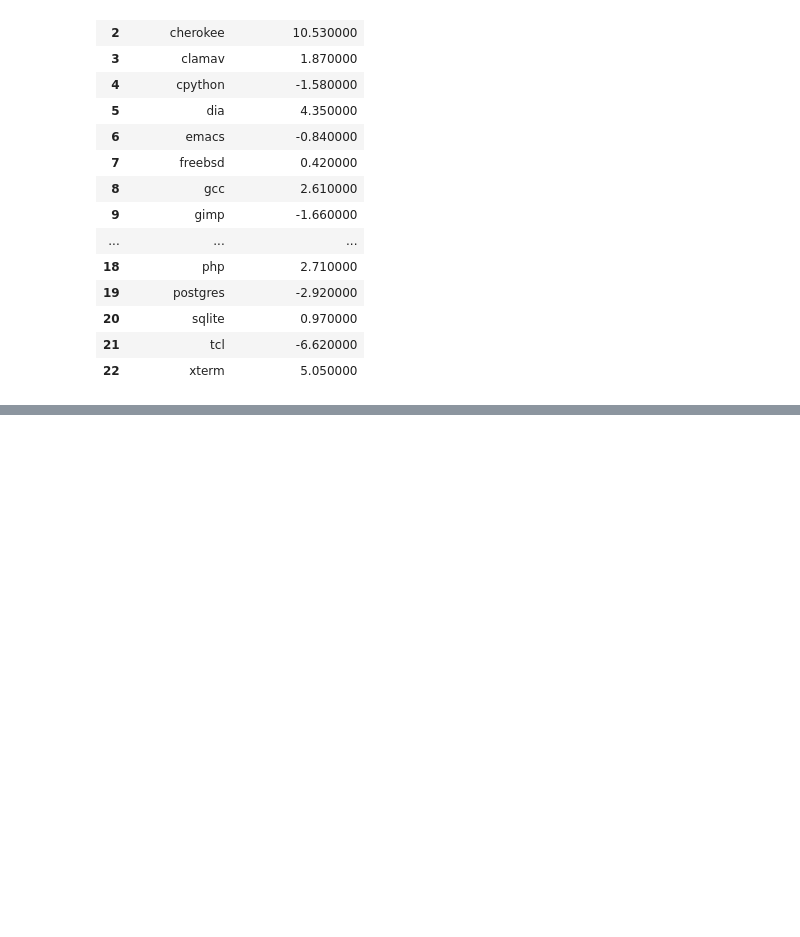
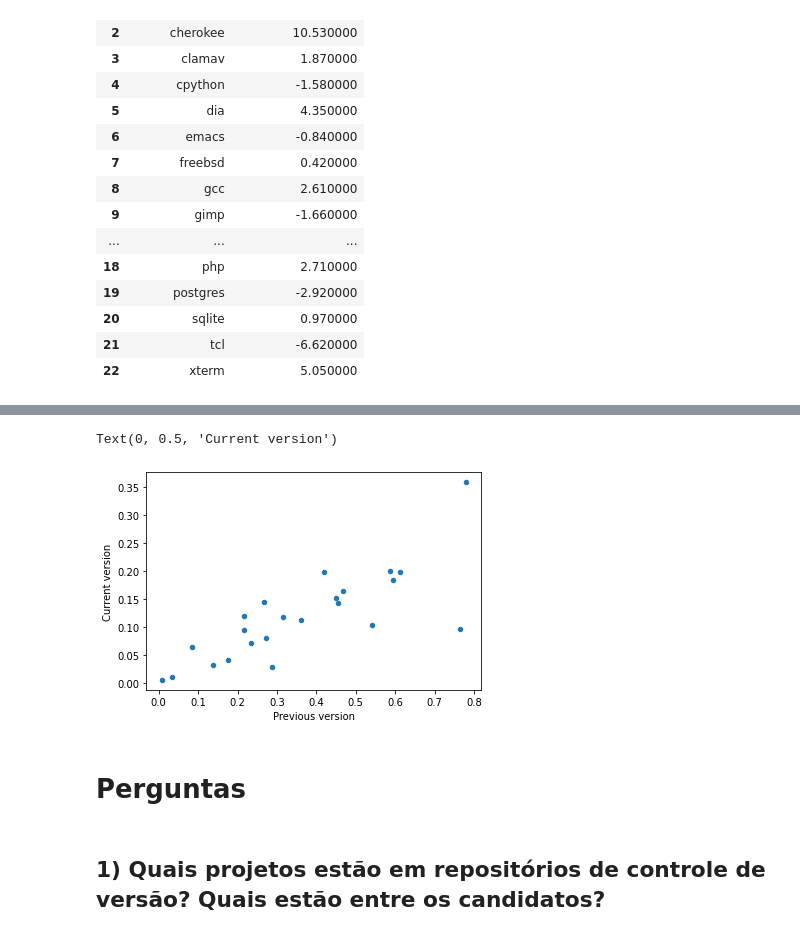
Before and after one commit to samurollie/ifdef-catcher, a Jupyter notebook: phase-2-quantitative-analysis/analysis.ipynb, the cells around one changed output, grey strips where cells are left out. Cells and saved outputs as stored; diff of their text form; code cells hidden in the pictures; blank space fills up the shorter version.

```diff
--- a/phase-2-quantitative-analysis/analysis.ipynb
+++ b/phase-2-quantitative-analysis/analysis.ipynb
@@ -155,0 +162,23 @@ a.style.apply(custom_style, axis=1)
+# %%
+#data = []
+#data.append([totals["total removed"] / totals["total files version 0"], totals["total removed"] / totals["total files version 1"]])
+#print(data)
+
+df_total_removed_relative = pd.DataFrame(columns=["version 0", "version 1"])
+df_total_removed_relative["version 0"] = totals["total removed"] / totals["total files version 0"]
+df_total_removed_relative['version 1'] = totals["total removed"] / totals["total files version 1"]
+#df_total_removed_relative
+
+plot_02 = df_total_removed_relative.plot(kind='scatter', x='version 0', y='version 1')
+
+plot_02.set_xlabel("Previous version")
+plot_02.set_ylabel("Current version")
+#fig2 = plot_02.get_figure()
+#fig2.savefig("output/img_removed.png")
+# %% [output]
+Text(0, 0.5, 'Current version')
+[figure, added]
+# %% [markdown]
+# Perguntas
+# %% [markdown]
+## 1) Quais projetos estão em repositórios de controle de versão? Quais estão entre os candidatos?
```
Also changed, not shown: parts of 1 cell of this notebook.
